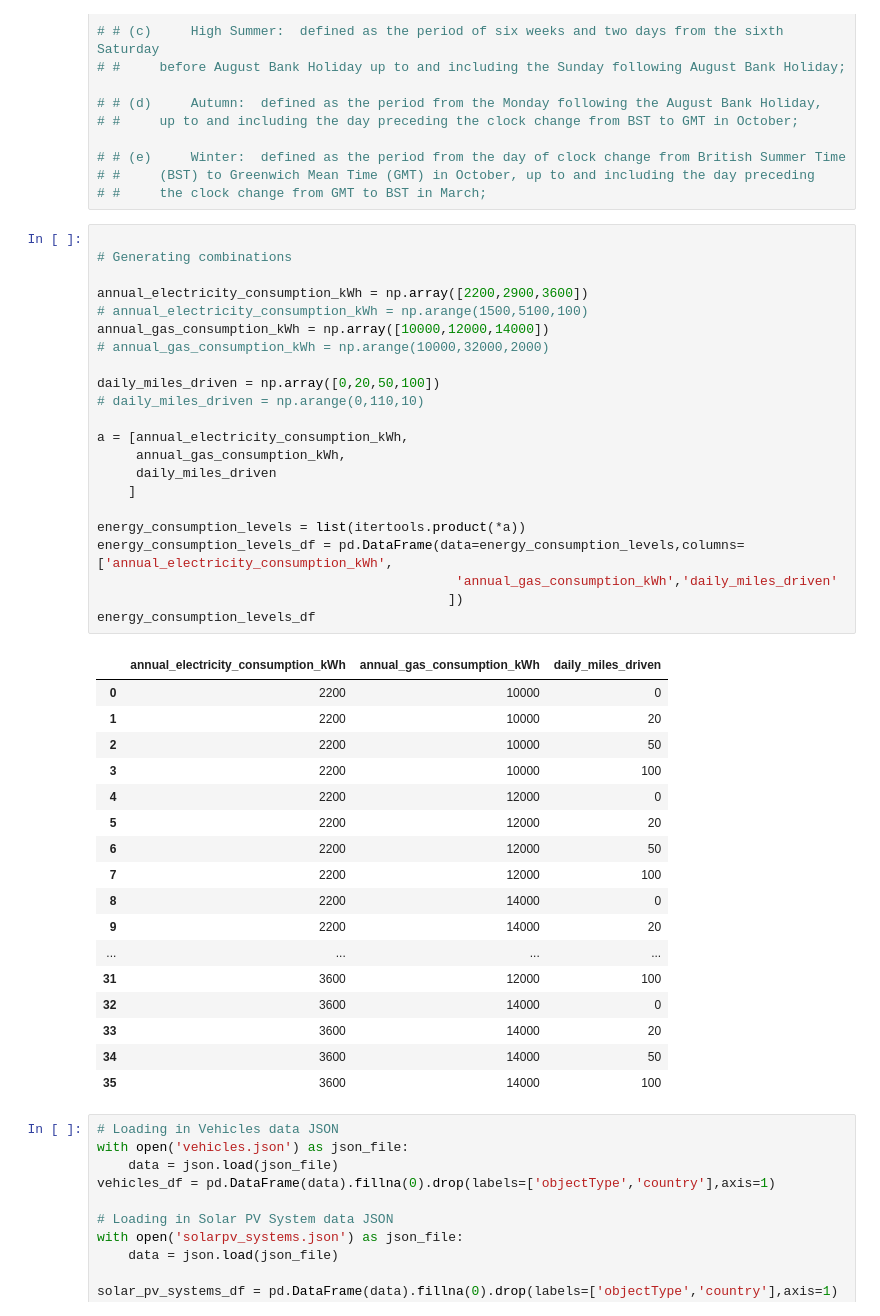
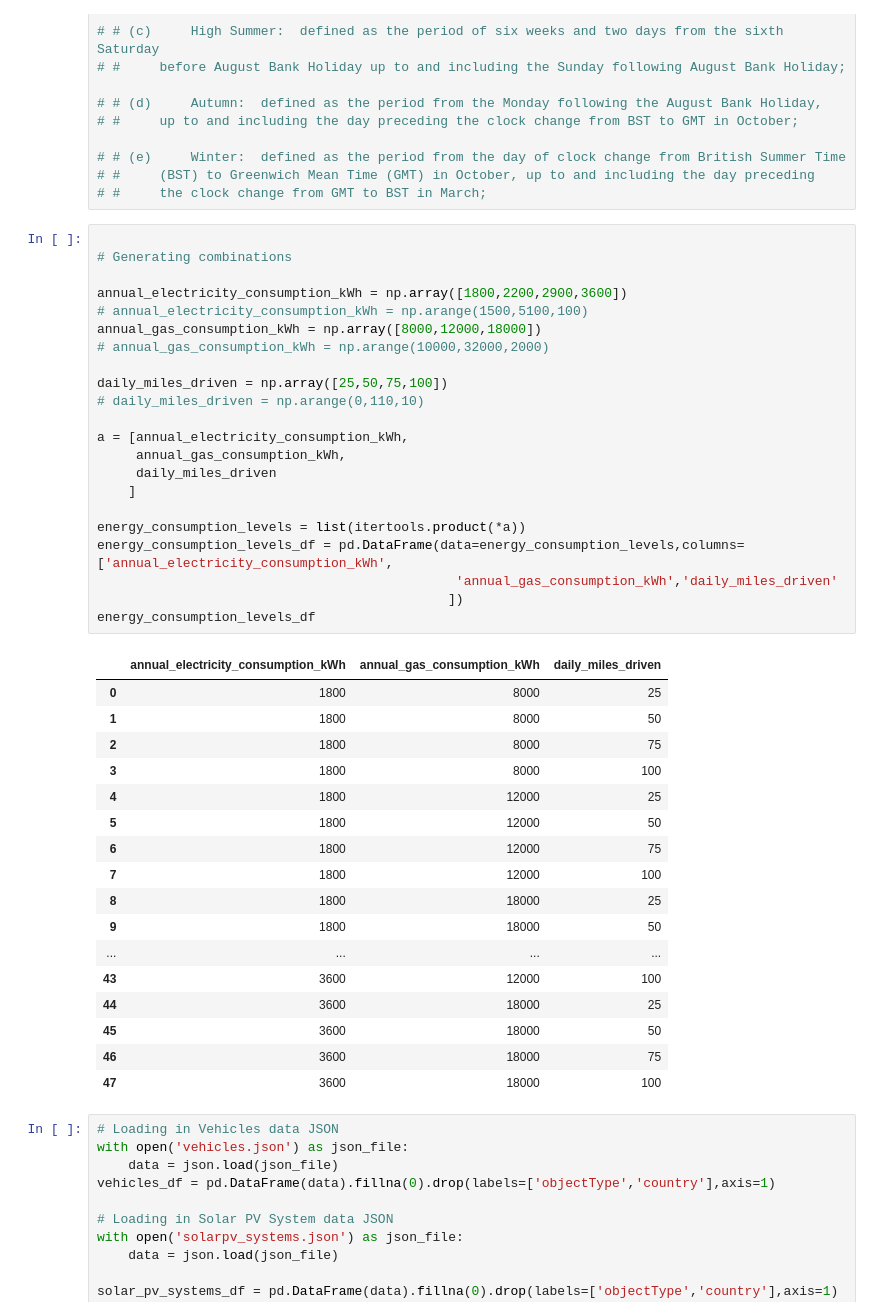
Before and after one commit to bluedotthinking/domestic-energy-bill-reduction-app, a Jupyter notebook: scenario_simulation.ipynb, the cells around one changed output. Saved outputs shown, nothing was run; the diff lists cells and outputs as text.

```diff
--- a/scenario_simulation.ipynb
+++ b/scenario_simulation.ipynb
@@ -79,43 +81,43 @@ half_hourly_df Mem Usage: 1.26144
 # %%
 
 # Generating combinations
 
-annual_electricity_consumption_kWh = np.array([2200,2900,3600])
+annual_electricity_consumption_kWh = np.array([1800,2200,2900,3600])
 # annual_electricity_consumption_kWh = np.arange(1500,5100,100)
-annual_gas_consumption_kWh = np.array([10000,12000,14000])
+annual_gas_consumption_kWh = np.array([8000,12000,18000])
 # annual_gas_consumption_kWh = np.arange(10000,32000,2000)
 
-daily_miles_driven = np.array([0,20,50,100])
+daily_miles_driven = np.array([25,50,75,100])
 # daily_miles_driven = np.arange(0,110,10)
 
 a = [annual_electricity_consumption_kWh,
      annual_gas_consumption_kWh,
      daily_miles_driven
     ]
 
 energy_consumption_levels = list(itertools.product(*a))
 energy_consumption_levels_df = pd.DataFrame(data=energy_consumption_levels,columns=['annual_electricity_consumption_kWh',
                                               'annual_gas_consumption_kWh','daily_miles_driven'
                                              ])
 energy_consumption_levels_df
 # %% [output]
 |  | annual_electricity_consumption_kWh | annual_gas_consumption_kWh | daily_miles_driven |
-| 0 | 2200 | 10000 | 0 |
-| 1 | 2200 | 10000 | 20 |
-| 2 | 2200 | 10000 | 50 |
-| 3 | 2200 | 10000 | 100 |
-| 4 | 2200 | 12000 | 0 |
-| 5 | 2200 | 12000 | 20 |
-| 6 | 2200 | 12000 | 50 |
-| 7 | 2200 | 12000 | 100 |
-| 8 | 2200 | 14000 | 0 |
-| 9 | 2200 | 14000 | 20 |
+| 0 | 1800 | 8000 | 25 |
+| 1 | 1800 | 8000 | 50 |
+| 2 | 1800 | 8000 | 75 |
+| 3 | 1800 | 8000 | 100 |
+| 4 | 1800 | 12000 | 25 |
+| 5 | 1800 | 12000 | 50 |
+| 6 | 1800 | 12000 | 75 |
+| 7 | 1800 | 12000 | 100 |
+| 8 | 1800 | 18000 | 25 |
+| 9 | 1800 | 18000 | 50 |
 | ... | ... | ... | ... |
-| 31 | 3600 | 12000 | 100 |
-| 32 | 3600 | 14000 | 0 |
-| 33 | 3600 | 14000 | 20 |
-| 34 | 3600 | 14000 | 50 |
-| 35 | 3600 | 14000 | 100 |
+| 43 | 3600 | 12000 | 100 |
+| 44 | 3600 | 18000 | 25 |
+| 45 | 3600 | 18000 | 50 |
+| 46 | 3600 | 18000 | 75 |
+| 47 | 3600 | 18000 | 100 |
 # %%
 # Loading in Vehicles data JSON
 with open('vehicles.json') as json_file:
```
Also changed, not shown: parts of 9 cells of this notebook, 5 other files.
